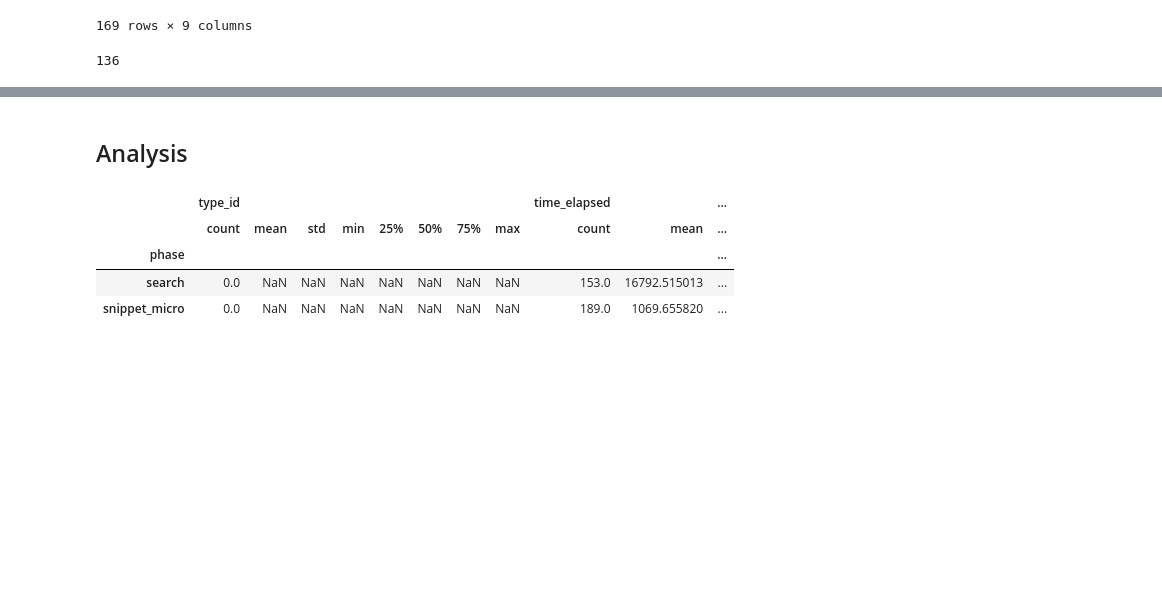
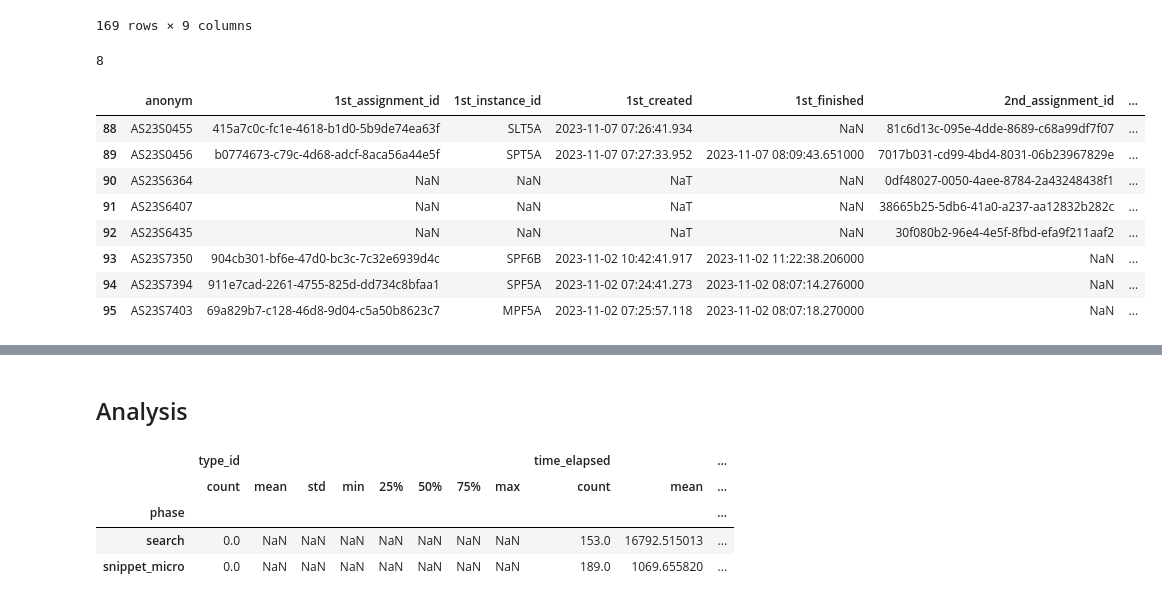
Before and after one commit to harrycslau/feedback-data-analytics, a Jupyter notebook: main.ipynb, the cells around one changed output, grey strips where cells are left out. Saved outputs shown, nothing was run; the diff lists cells and outputs as text; code cells hidden in the pictures; blank space fills up the shorter version.

```diff
--- a/main.ipynb
+++ b/main.ipynb
@@ -39,16 +39,33 @@ df_sssummary
 # %%
 # Define the target group assignment_id for analysis
 
-# Filtered rows with both tests
-df_sssummary_bothtests = df_sssummary.dropna()
+# Choose Experimental Group, Control Group or Both
+df_target = df_sssummary[df_sssummary['anonym'].str.startswith("A")]   # Experimental Group
+#df_target = df_sssummary[df_sssummary['anonym'].str.startswith("K")]   # Control Group
+#df_target = df_sssummary                                               # Both Group
 
-# Choose the list you want and uncomment below
-target_assid = df_sssummary_bothtests['1st_assignment_id'].tolist()   # Pre-test only
-#target_assid = df_sssummary_bothtests['2nd_assignment_id'].tolist()   # Post-test only
-#target_assid = df_sssummary_bothtests['1st_assignment_id'].tolist() + df_sssummary_bothtests['2nd_assignment_id'].tolist()   # Both tests
-len(target_assid)
+# Choose whether filtered rows with both tests
+#df_target = df_target.dropna()
+df_target = df_target[df_target.isna().any(axis=1)]
+
+# Choose pre-test, post-test or Both
+target_assid = df_target['1st_assignment_id'].tolist()   # Pre-test, Expt Group
+#target_assid = df_target['2nd_assignment_id'].tolist()   # Post-test, Expt Group
+#target_assid = df_target['1st_assignment_id'].tolist() + df_sssummary_bothtests['2nd_assignment_id'].tolist()   # Both tests, Expt Group
+
+print(len(target_assid))
+df_target
 # %% [output]
-136
+8
+|  | anonym | 1st_assignment_id | 1st_instance_id | 1st_created | 1st_finished | 2nd_assignment_id | ... |
+| 88 | AS23S0455 | 415a7c0c-fc1e-4618-b1d0-5b9de74ea63f | SLT5A | 2023-11-07 07:26:41.934 | NaN | 81c6d13c-095e-4dde-8689-c68a99df7f07 | ... |
+| 89 | AS23S0456 | b0774673-c79c-4d68-adcf-8aca56a44e5f | SPT5A | 2023-11-07 07:27:33.952 | 2023-11-07 08:09:43.651000 | 7017b031-cd99-4bd4-8031-06b23967829e | ... |
+| 90 | AS23S6364 | NaN | NaN | NaT | NaN | 0df48027-0050-4aee-8784-2a43248438f1 | ... |
+| 91 | AS23S6407 | NaN | NaN | NaT | NaN | 38665b25-5db6-41a0-a237-aa12832b282c | ... |
+| 92 | AS23S6435 | NaN | NaN | NaT | NaN | 30f080b2-96e4-4e5f-8fbd-efa9f211aaf2 | ... |
+| 93 | AS23S7350 | 904cb301-bf6e-47d0-bc3c-7c32e6939d4c | SPF6B | 2023-11-02 10:42:41.917 | 2023-11-02 11:22:38.206000 | NaN | ... |
+| 94 | AS23S7394 | 911e7cad-2261-4755-825d-dd734c8bfaa1 | SPF5A | 2023-11-02 07:24:41.273 | 2023-11-02 08:07:14.276000 | NaN | ... |
+| 95 | AS23S7403 | 69a829b7-c128-46d8-9d04-c5a50b8623c7 | MPF5A | 2023-11-02 07:25:57.118 | 2023-11-02 08:07:18.270000 | NaN | ... |
 # %%
 # Add the 'time_elapsed' column
 
```
Also changed, not shown: parts of 1 cell of this notebook.
